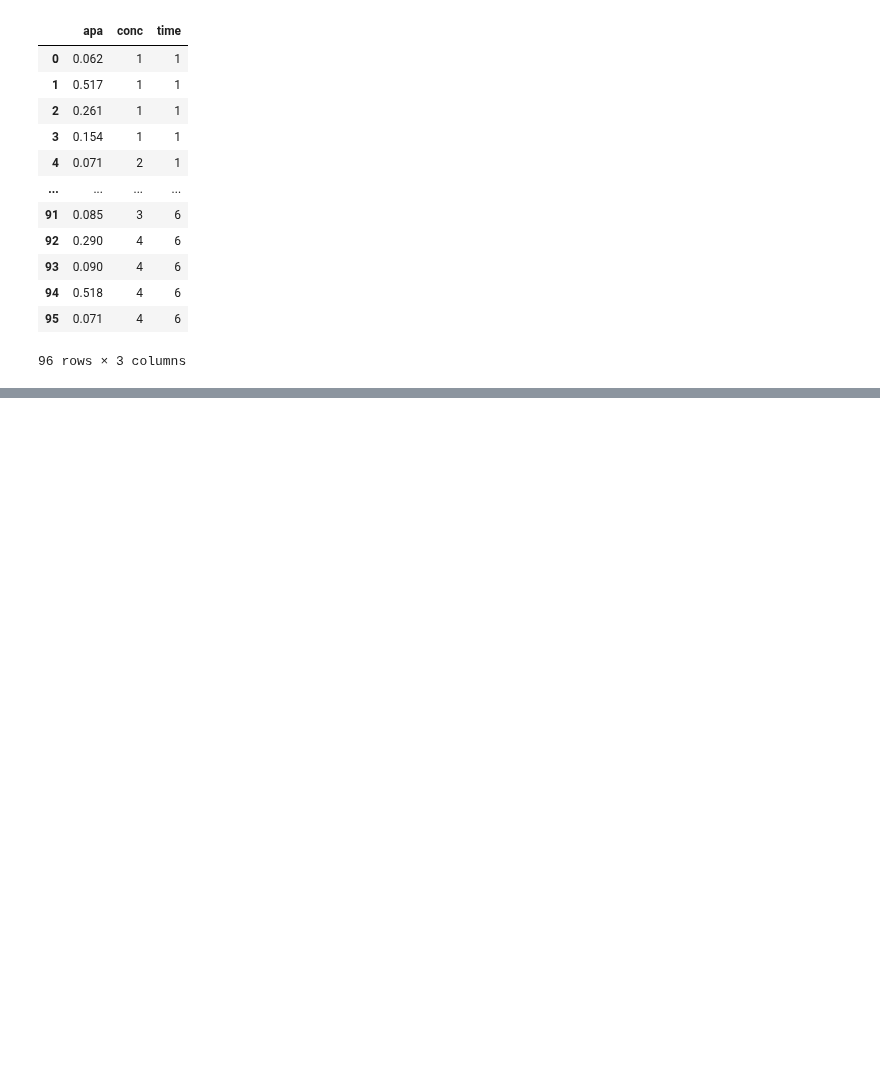
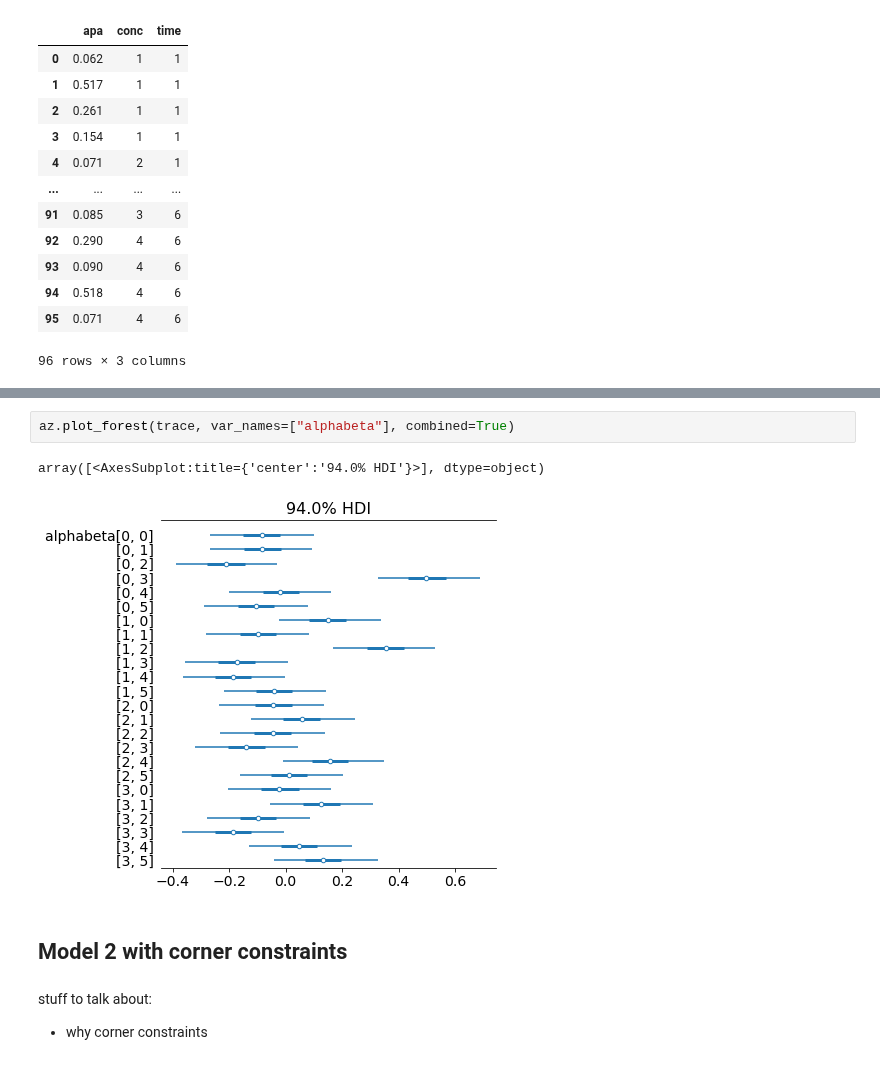
Before and after one commit to areding/6420-pymc, a Jupyter notebook: _sources/unit7/lr-simvastatin.ipynb, the cells around one changed output, grey strips where cells are left out. Cells and saved outputs as stored; diff of their text form; blank space fills up the shorter version.

```diff
--- a/_sources/unit7/lr-simvastatin.ipynb
+++ b/_sources/unit7/lr-simvastatin.ipynb
@@ -52,0 +199,10 @@ with pm.Model() as m:
+# %%
+az.plot_forest(trace, var_names=["alphabeta"], combined=True)
+# %% [output]
+array([<AxesSubplot:title={'center':'94.0% HDI'}>], dtype=object)
+[figure, added]
+# %% [markdown]
+## Model 2 with corner constraints
+# %% [markdown]
+stuff to talk about:
+- why corner constraints
```
Also changed, not shown: parts of 20 cells of this notebook, 9 other files.
